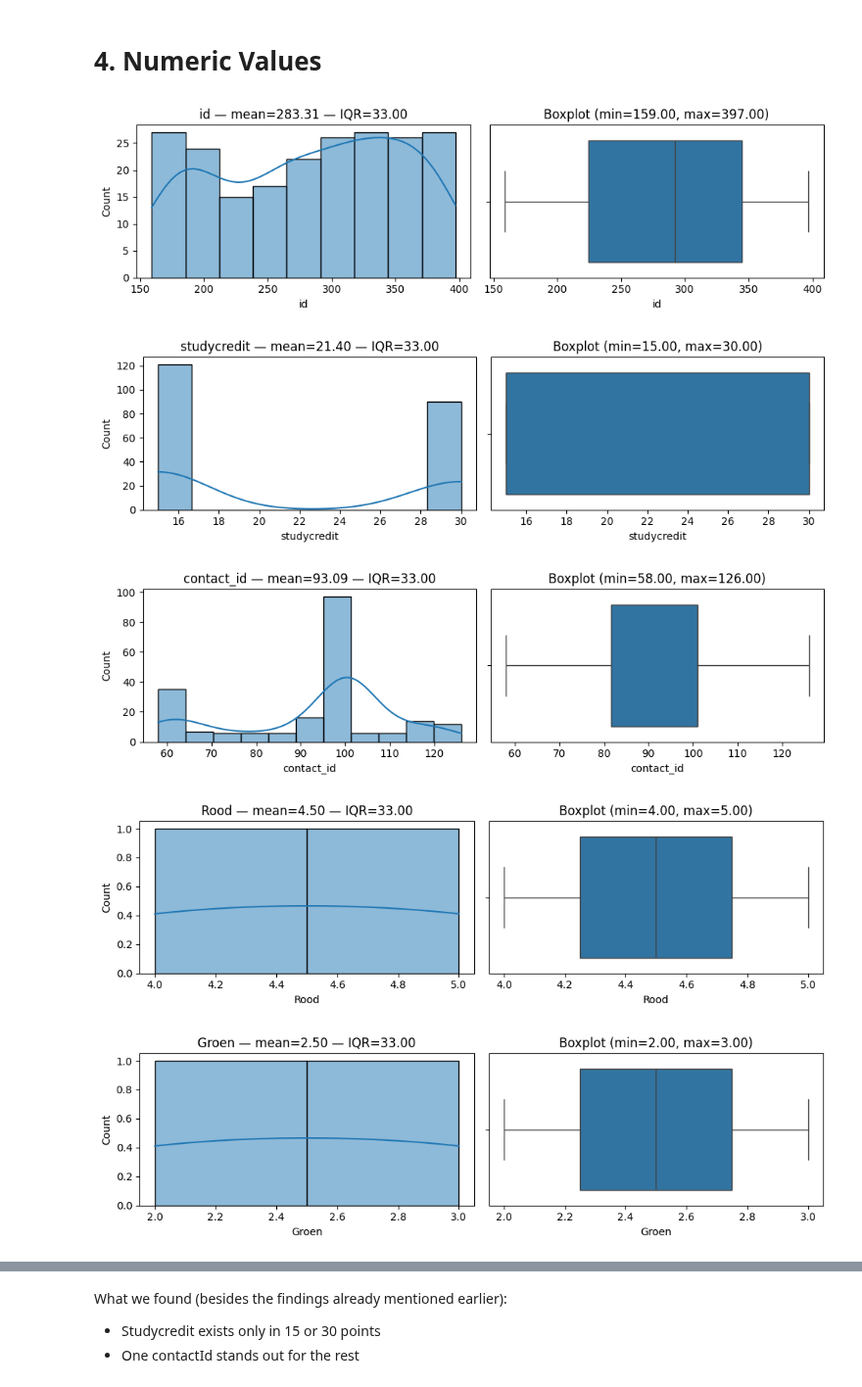
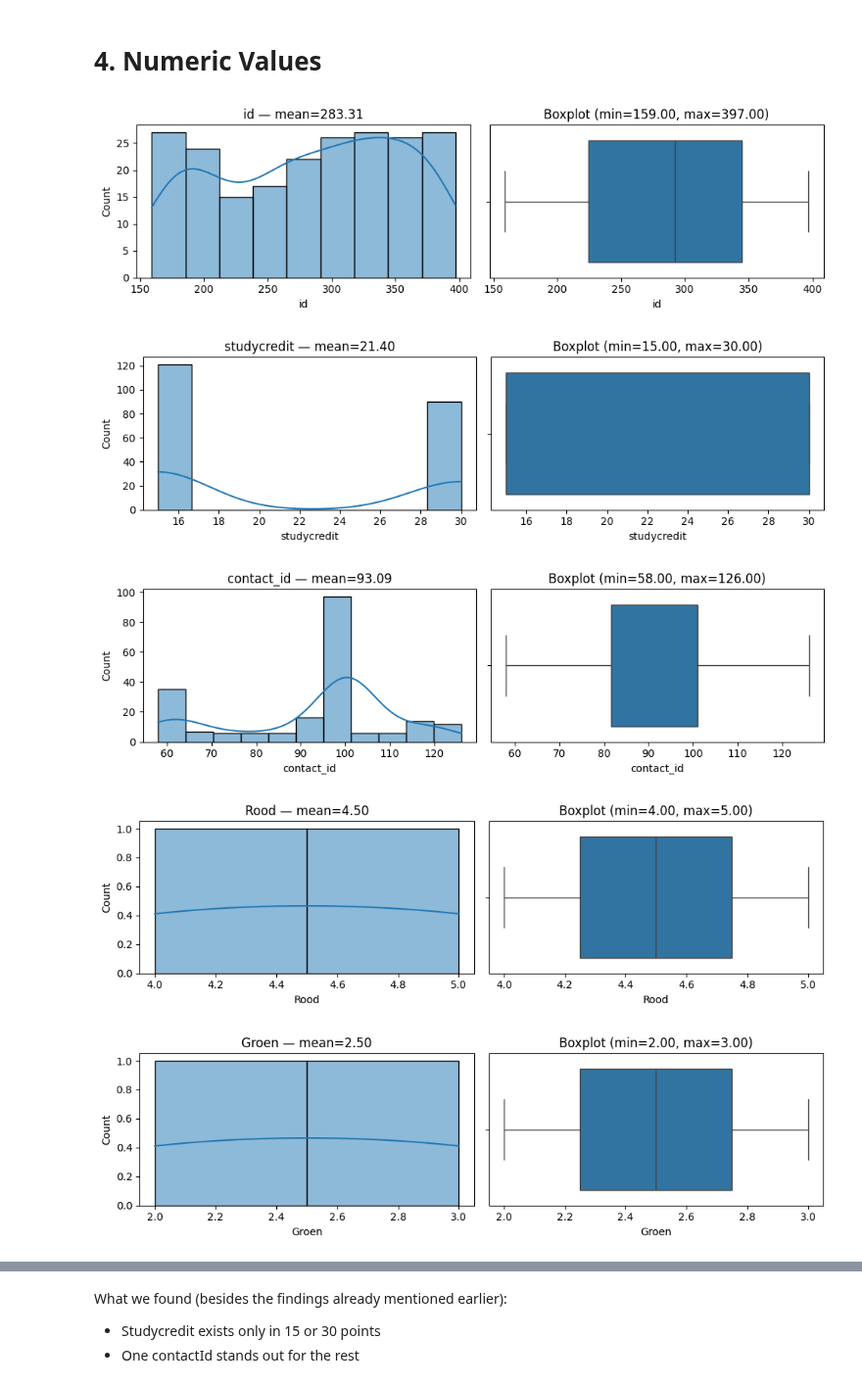
Before and after one commit to DanielvG-IT/Avans, a Jupyter notebook: Notebooks/01_data_exploration.ipynb, the cells around one changed output, grey strips where cells are left out. Shown at 98% size. Cells and saved outputs as stored; diff of their text form; code cells hidden in the pictures.

```diff
--- a/Notebooks/01_data_exploration.ipynb
+++ b/Notebooks/01_data_exploration.ipynb
@@ -86,28 +87,28 @@ What we found from this:
 # %%
 from IPython.display import HTML, display
 import html as _html
 
 num = df.select_dtypes(include=[np.number]).copy()
 summary = []
 
 for col in num.columns:
     col_s = num[col].dropna()
     mean = col_s.mean()
     min_val = col_s.min() if len(col_s) > 0 else np.nan
     max_val = col_s.max() if len(col_s) > 0 else np.nan
 
     # Plots
     if len(col_s) > 0:
         fig, axes = plt.subplots(1, 2, figsize=(10, 3))
         sns.histplot(col_s, ax=axes[0], kde=True)
-        axes[0].set_title(f"{col} — mean={mean:.2f} — IQR={iqr:.2f}")
+        axes[0].set_title(f"{col} — mean={mean:.2f}")
         sns.boxplot(x=col_s, ax=axes[1])
         axes[1].set_title(f"Boxplot (min={min_val:.2f}, max={max_val:.2f})")
         plt.tight_layout()
         plt.show()
 # %% [output]
-[figure, old version]
+[figure, new version]
-[figure, old version]
+[figure, new version]
-[figure, old version]
+[figure, new version]
-[figure, old version]
+[figure, new version]
-[figure, old version]
+[figure, new version]
```
Also changed, not shown: parts of 2 cells of this notebook.
